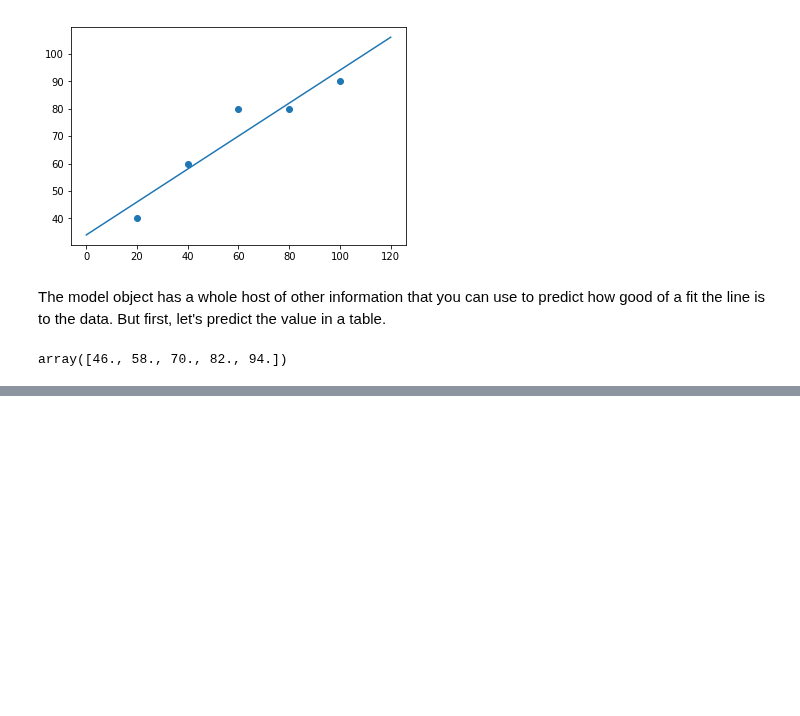
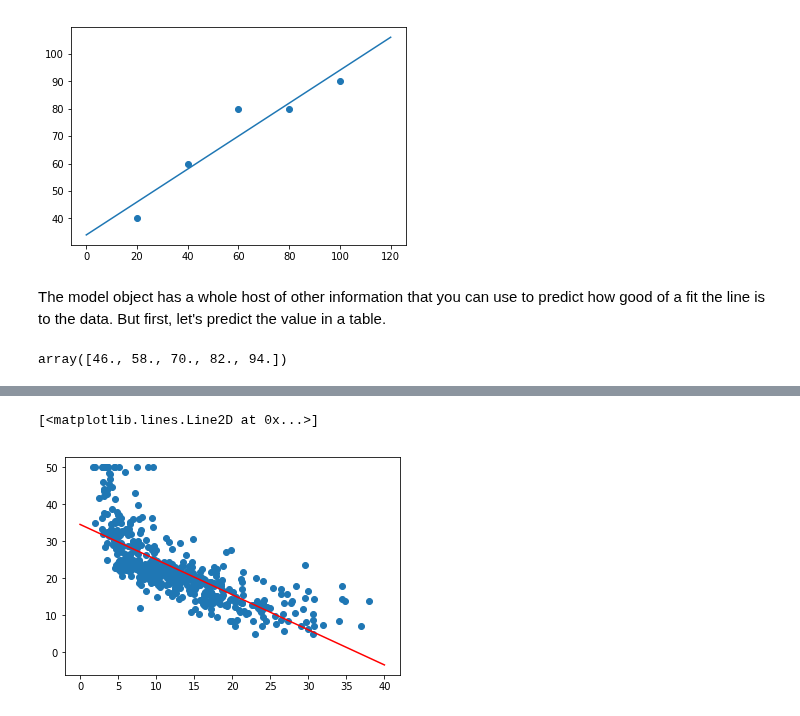
Before and after one commit to hotcode002/Machine-Learning-with-Python, a Jupyter notebook: week_2_math/day_3_linear_regression/linear_regression.ipynb, the cells around one changed output, grey strips where cells are left out. Cells and saved outputs as stored; diff of their text form; code cells hidden in the pictures; blank space fills up the shorter version.

```diff
--- a/week_2_math/day_3_linear_regression/linear_regression.ipynb
+++ b/week_2_math/day_3_linear_regression/linear_regression.ipynb
@@ -343,0 +570,12 @@ array([46., 58., 70., 82., 94.])
+# %%
+slope       = model.coef_
+intercept   = model.intercept_
+
+point_1 = slope*0 + intercept
+point_2 = slope*40 + intercept
+# %%
+plt.scatter(boston_housing["LSTAT"], boston_housing["MEDV"])
+plt.plot([0,40], [point_1,point_2],color="r")
+# %% [output]
+[<matplotlib.lines.Line2D at 0x...>]
+[figure, added]
```
Also changed, not shown: parts of 92 cells of this notebook, 7 other files.
